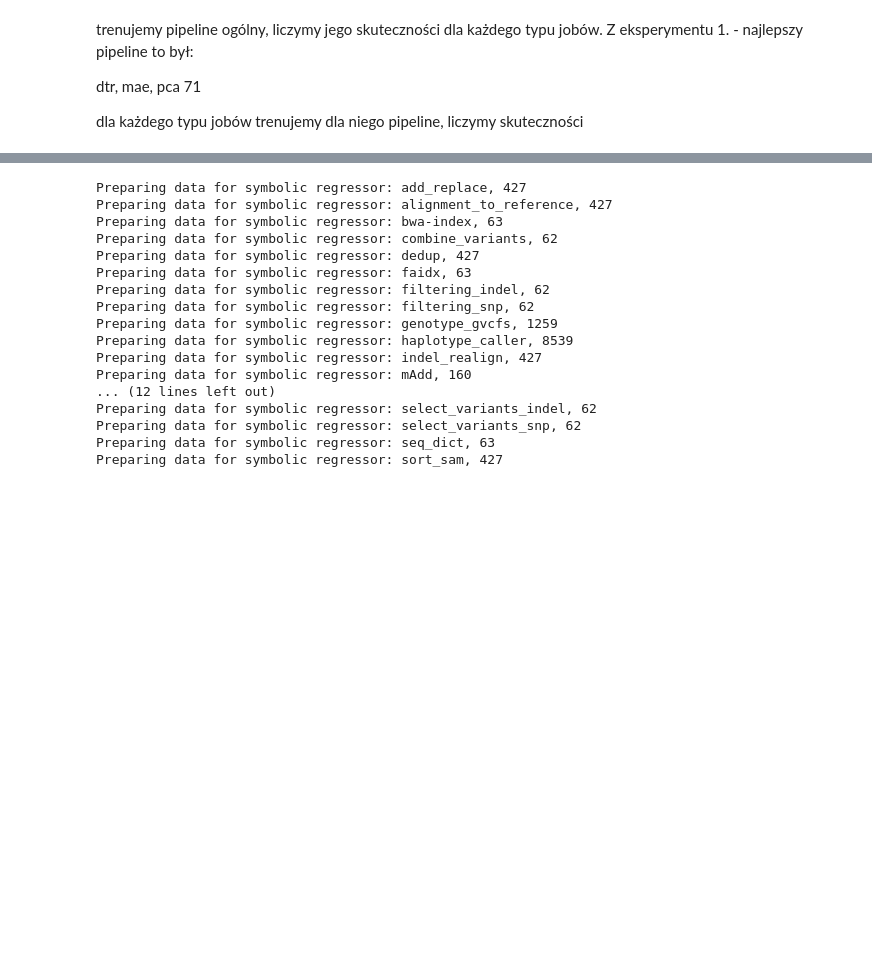
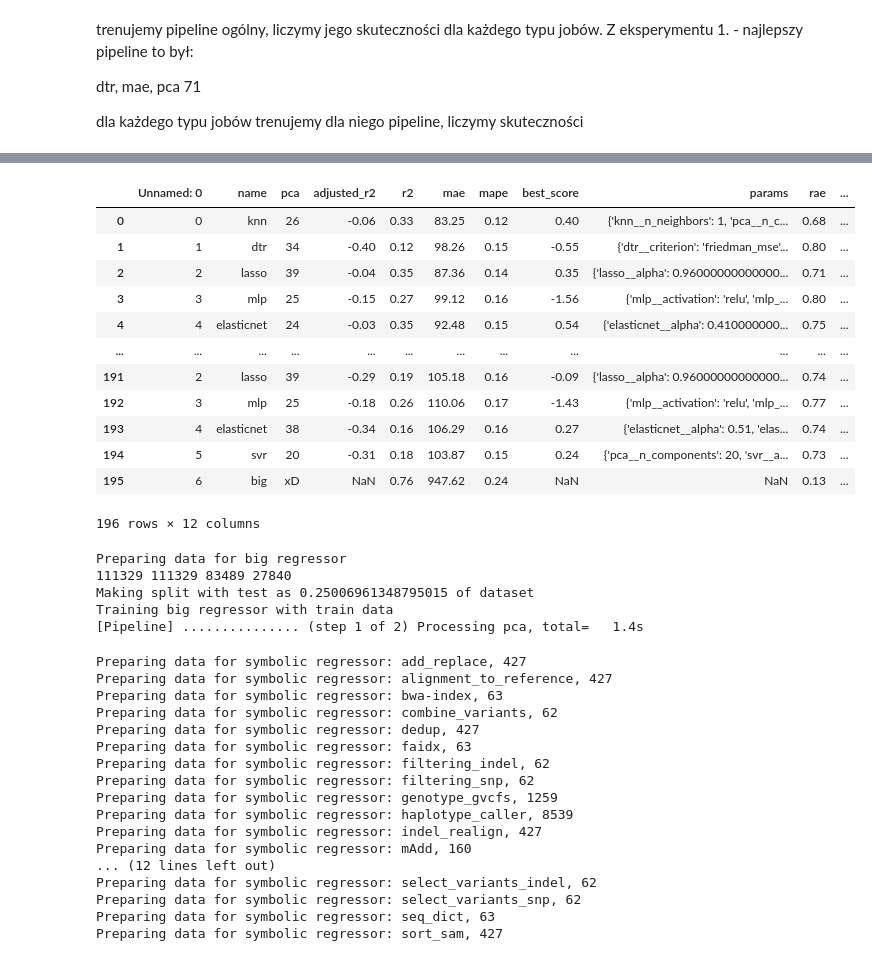
Before and after one commit to mikegpl/job-adiah, a Jupyter notebook: experiments/exp4.ipynb, the cells around one changed output, grey strips where cells are left out. Drawn from its saved outputs; the diff is of its cells as text; code cells hidden in the pictures; blank space fills up the shorter version.

```diff
--- a/experiments/exp4.ipynb
+++ b/experiments/exp4.ipynb
@@ -434,0 +455,24 @@ for job in raw_datasets:
+# %%
+exp4_r2_df_incomplete
+# %% [output]
+|  | Unnamed: 0 | name | pca | adjusted_r2 | r2 | mae | mape | best_score | params | rae | ... |
+| 0 | 0 | knn | 26 | -0.06 | 0.33 | 83.25 | 0.12 | 0.40 | {'knn__n_neighbors': 1, 'pca__n_c... | 0.68 | ... |
+| 1 | 1 | dtr | 34 | -0.40 | 0.12 | 98.26 | 0.15 | -0.55 | {'dtr__criterion': 'friedman_mse'... | 0.80 | ... |
+| 2 | 2 | lasso | 39 | -0.04 | 0.35 | 87.36 | 0.14 | 0.35 | {'lasso__alpha': 0.96000000000000... | 0.71 | ... |
+| 3 | 3 | mlp | 25 | -0.15 | 0.27 | 99.12 | 0.16 | -1.56 | {'mlp__activation': 'relu', 'mlp_... | 0.80 | ... |
+| 4 | 4 | elasticnet | 24 | -0.03 | 0.35 | 92.48 | 0.15 | 0.54 | {'elasticnet__alpha': 0.410000000... | 0.75 | ... |
+| ... | ... | ... | ... | ... | ... | ... | ... | ... | ... | ... | ... |
+| 191 | 2 | lasso | 39 | -0.29 | 0.19 | 105.18 | 0.16 | -0.09 | {'lasso__alpha': 0.96000000000000... | 0.74 | ... |
+| 192 | 3 | mlp | 25 | -0.18 | 0.26 | 110.06 | 0.17 | -1.43 | {'mlp__activation': 'relu', 'mlp_... | 0.77 | ... |
+| 193 | 4 | elasticnet | 38 | -0.34 | 0.16 | 106.29 | 0.16 | 0.27 | {'elasticnet__alpha': 0.51, 'elas... | 0.74 | ... |
+| 194 | 5 | svr | 20 | -0.31 | 0.18 | 103.87 | 0.15 | 0.24 | {'pca__n_components': 20, 'svr__a... | 0.73 | ... |
+| 195 | 6 | big | xD | NaN | 0.76 | 947.62 | 0.24 | NaN | NaN | 0.13 | ... |
+196 rows × 12 columns
+# %%
+big_regressors_adjusteds = run_experiment4_adjustedr2()
+# %% [output]
+Preparing data for big regressor
+111329 111329 83489 27840
+Making split with test as 0.25006961348795015 of dataset
+Training big regressor with train data
+[Pipeline] ............... (step 1 of 2) Processing pca, total=   1.4s
```
Also changed, not shown: parts of 16 cells of this notebook, 2 other files.
